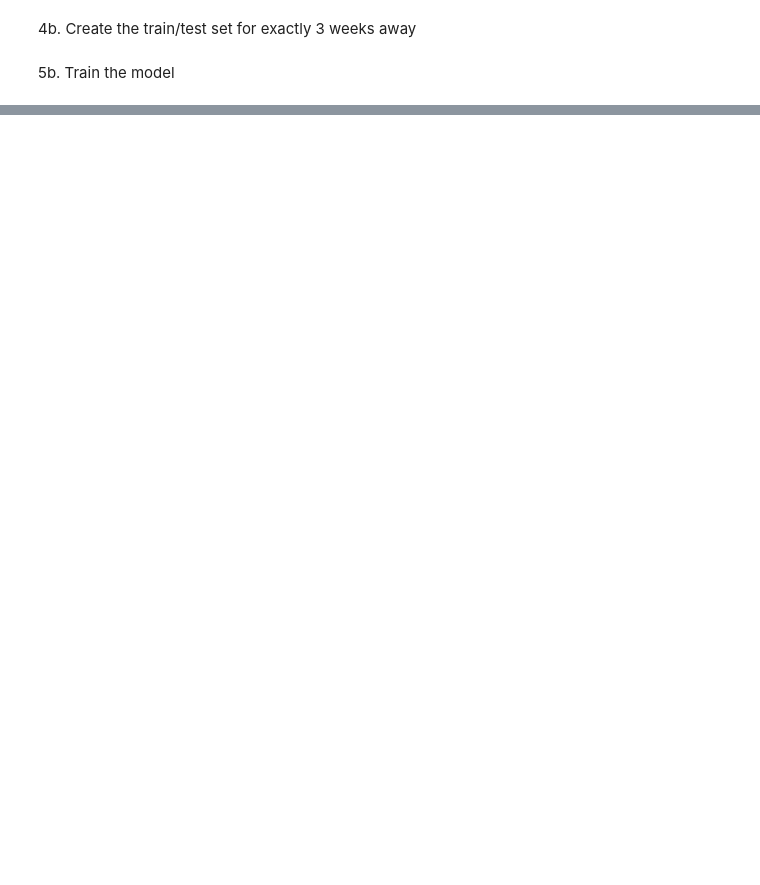
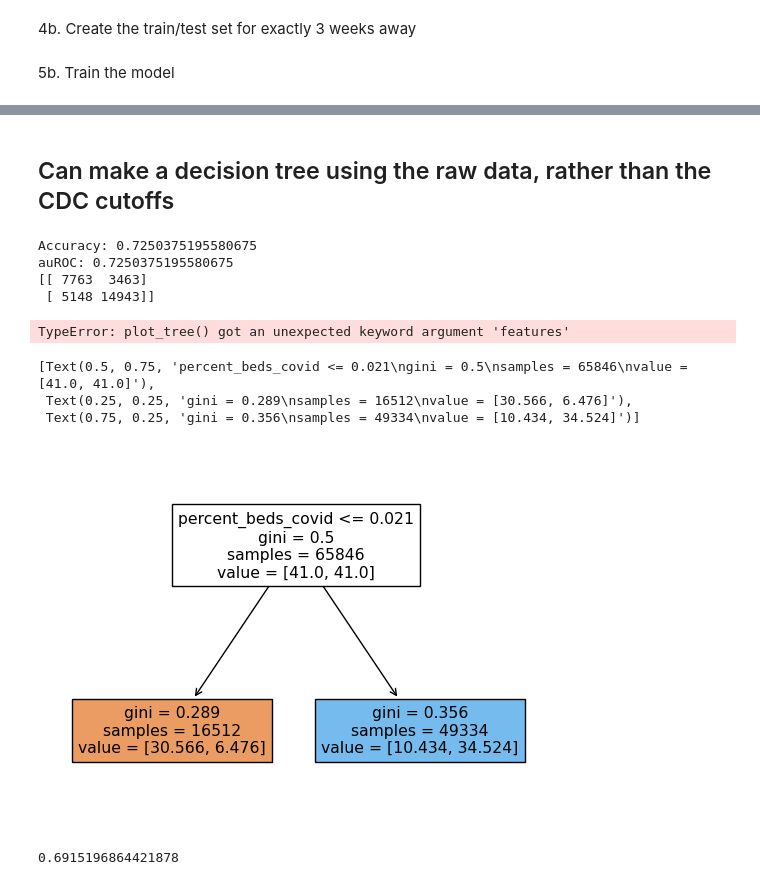
Before and after one commit to RachelMurray-Watson/COVID_forecasting, a Jupyter notebook: CDC_comparison.ipynb, the cells around one changed output, grey strips where cells are left out. Saved outputs shown, nothing was run; the diff lists cells and outputs as text; code cells hidden in the pictures; blank space fills up the shorter version.

```diff
--- a/CDC_comparison.ipynb
+++ b/CDC_comparison.ipynb
@@ -753,0 +857,2 @@ auROC: 0.609142009524553
+# %% [markdown]
+## Can make a decision tree using the raw data, rather than the CDC cutoffs
@@ -753,0 +970,56 @@ auROC: 0.609142009524553
+# %%
+X_train, y_train, weights, missing_data_train_HSA = prep_training_test_data(data_by_HSA_cases_admits_perc_outcome, [3,2], no_weeks = range(1, int(123*2/3) + 1), weeks_in_futre = 3, if_train = False, geography = 'HSA_ID_x', weight_col = 'weight')
+
+X_test, y_test, weights_test, missing_data_test_HSA = prep_training_test_data(data_by_HSA_cases_admits_perc_outcome, [3,2], no_weeks = range(int(123*2/3) + 1, 122), weeks_in_futre = 3, if_train = False, geography = 'HSA_ID_x',  weight_col = 'weight')
+weights = weights[0]
+# %%
+# Create a decision tree classifier
+
+param_grid = {
+    'criterion': ['gini'],#, 'entropy'],
+    'max_depth': np.arange(1, 15),
+    'min_samples_split':  np.arange(2, 100), #[100, 200, 300, 400, 500], #np.arange(50, 200),
+    'min_samples_leaf':  np.arange(2, 100) #100, 200, 300, 400, 500], #np.arange(500, 200)
+}
+
+# Create the Decision Tree classifier
+cv = RepeatedStratifiedKFold(n_splits=10,  n_repeats=10,random_state=1) ## 10-fold cross validations
+
+clf = DecisionTreeClassifier(random_state=10, class_weight='balanced')
+
+# Perform Randomized Search with 10-fold cross-validation
+random_search = RandomizedSearchCV(clf, param_grid, n_iter=100, cv=cv, random_state=10)
+random_search.fit(X_train, y_train, sample_weight = weights)
+
+best_params = random_search.best_params_
+
+# Create the Decision Tree classifier with the best hyperparameters
+clf = DecisionTreeClassifier(**best_params, random_state=10, class_weight='balanced')
+
+# Train the decision tree classifier
+clf.fit(X_train, y_train[0],  sample_weight = weights)
+
+# Make predictions on the test set
+y_pred = clf.predict(X_test)
+# Evaluate the accuracy of the model
+accuracy = accuracy_score(y_test[0], y_pred)
+ROC = roc_auc_score(y_test[0], y_pred)
+
+print("Accuracy:", accuracy)
+print("auROC:", accuracy)
+
+print(confusion_matrix(y_test, y_pred))
+plot_tree(clf, feature_names = ['cases', 'admits', 'percent_beds_covid'],  filled=True)
+# %% [output]
+Accuracy: 0.7250375195580675
+auROC: 0.7250375195580675
+[[ 7763  3463]
+ [ 5148 14943]]
+TypeError: plot_tree() got an unexpected keyword argument 'features'
+# %%
+plot_tree(clf, feature_names = ['cases', 'admits', 'percent_beds_covid'],  filled=True)
+# %% [output]
+[Text(0.5, 0.75, 'percent_beds_covid <= 0.021\ngini = 0.5\nsamples = 65846\nvalue = [41.0, 41.0]'),
+ Text(0.25, 0.25, 'gini = 0.289\nsamples = 16512\nvalue = [30.566, 6.476]'),
+ Text(0.75, 0.25, 'gini = 0.356\nsamples = 49334\nvalue = [10.434, 34.524]')]
+[figure, added]
@@ -753,0 +1046,4 @@ auROC: 0.609142009524553
+# %%
+specificity
+# %% [output]
+0.6915196864421878
```
Also changed, not shown: parts of 22 cells of this notebook, 5 other files.
